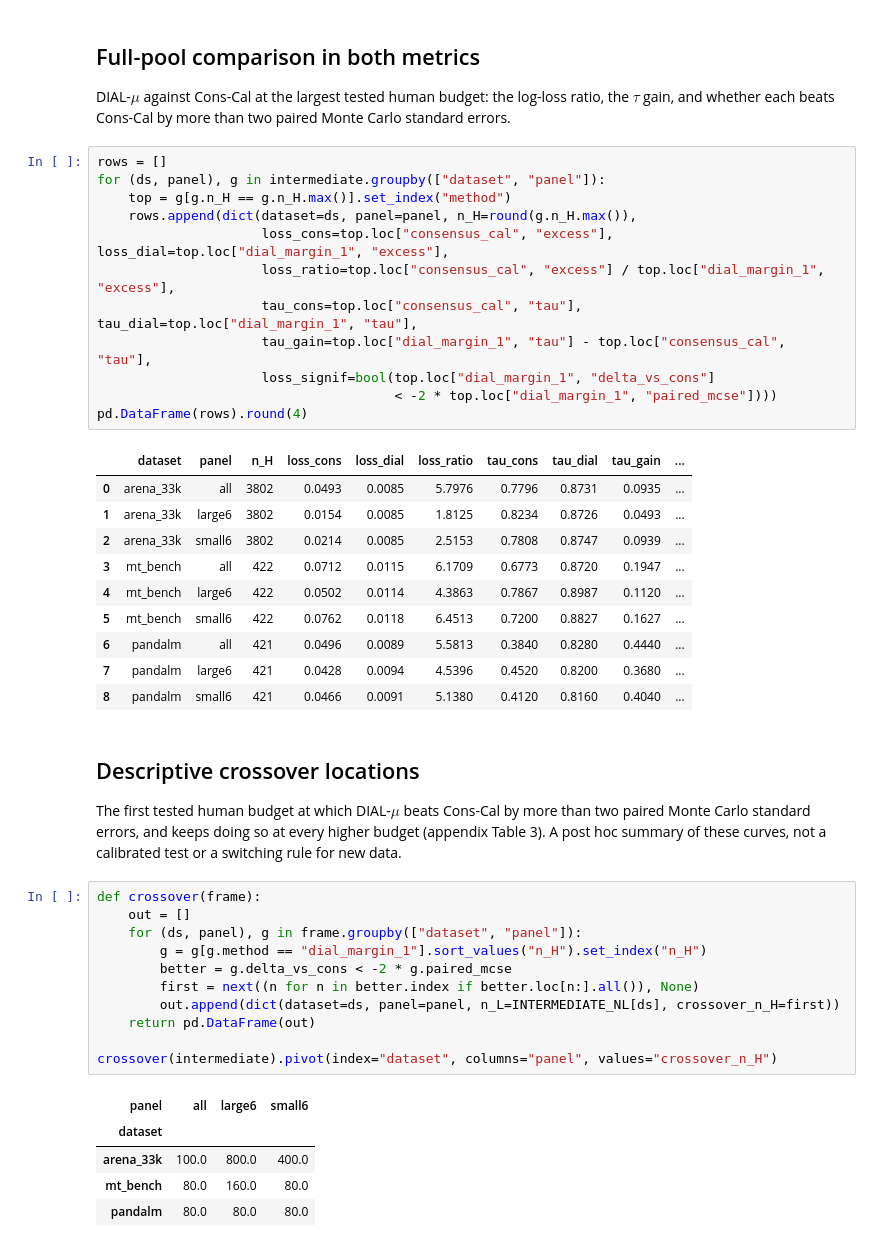
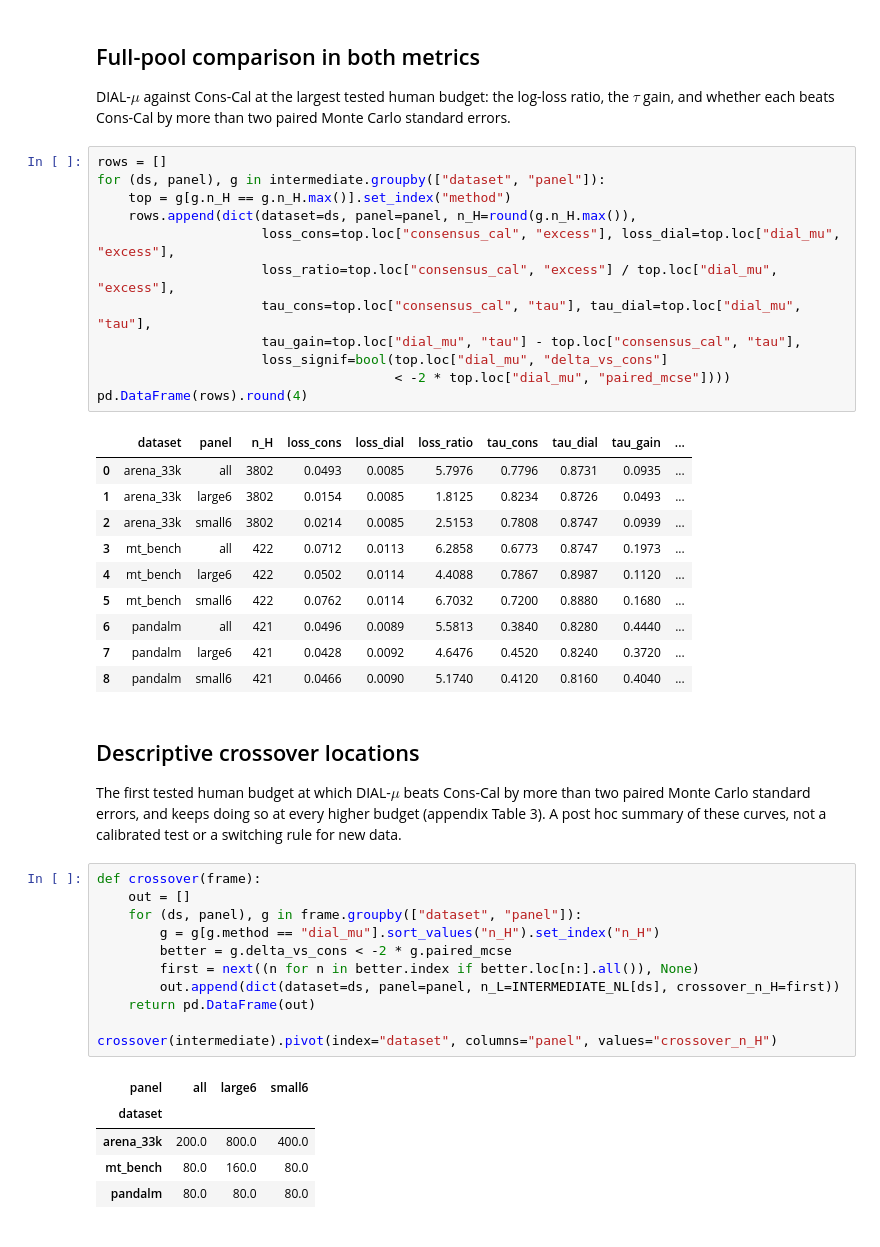
Before and after one commit to JinHongDu-Lab/DIAL, a Jupyter notebook: notebooks/3_panel_budget.ipynb, the cells around one changed output. Saved outputs shown, nothing was run; the diff lists cells and outputs as text.

```diff
--- a/notebooks/3_panel_budget.ipynb
+++ b/notebooks/3_panel_budget.ipynb
@@ -122,26 +122,26 @@ errors.
 # %%
 rows = []
 for (ds, panel), g in intermediate.groupby(["dataset", "panel"]):
     top = g[g.n_H == g.n_H.max()].set_index("method")
     rows.append(dict(dataset=ds, panel=panel, n_H=round(g.n_H.max()),
-                     loss_cons=top.loc["consensus_cal", "excess"], loss_dial=top.loc["dial_margin_1", "excess"],
-                     loss_ratio=top.loc["consensus_cal", "excess"] / top.loc["dial_margin_1", "excess"],
-                     tau_cons=top.loc["consensus_cal", "tau"], tau_dial=top.loc["dial_margin_1", "tau"],
-                     tau_gain=top.loc["dial_margin_1", "tau"] - top.loc["consensus_cal", "tau"],
-                     loss_signif=bool(top.loc["dial_margin_1", "delta_vs_cons"]
-                                      < -2 * top.loc["dial_margin_1", "paired_mcse"])))
+                     loss_cons=top.loc["consensus_cal", "excess"], loss_dial=top.loc["dial_mu", "excess"],
+                     loss_ratio=top.loc["consensus_cal", "excess"] / top.loc["dial_mu", "excess"],
+                     tau_cons=top.loc["consensus_cal", "tau"], tau_dial=top.loc["dial_mu", "tau"],
+                     tau_gain=top.loc["dial_mu", "tau"] - top.loc["consensus_cal", "tau"],
+                     loss_signif=bool(top.loc["dial_mu", "delta_vs_cons"]
+                                      < -2 * top.loc["dial_mu", "paired_mcse"])))
 pd.DataFrame(rows).round(4)
 # %% [output]
 |  | dataset | panel | n_H | loss_cons | loss_dial | loss_ratio | tau_cons | tau_dial | tau_gain | ... |
 | 0 | arena_33k | all | 3802 | 0.0493 | 0.0085 | 5.7976 | 0.7796 | 0.8731 | 0.0935 | ... |
 | 1 | arena_33k | large6 | 3802 | 0.0154 | 0.0085 | 1.8125 | 0.8234 | 0.8726 | 0.0493 | ... |
 | 2 | arena_33k | small6 | 3802 | 0.0214 | 0.0085 | 2.5153 | 0.7808 | 0.8747 | 0.0939 | ... |
-| 3 | mt_bench | all | 422 | 0.0712 | 0.0115 | 6.1709 | 0.6773 | 0.8720 | 0.1947 | ... |
-| 4 | mt_bench | large6 | 422 | 0.0502 | 0.0114 | 4.3863 | 0.7867 | 0.8987 | 0.1120 | ... |
-| 5 | mt_bench | small6 | 422 | 0.0762 | 0.0118 | 6.4513 | 0.7200 | 0.8827 | 0.1627 | ... |
+| 3 | mt_bench | all | 422 | 0.0712 | 0.0113 | 6.2858 | 0.6773 | 0.8747 | 0.1973 | ... |
+| 4 | mt_bench | large6 | 422 | 0.0502 | 0.0114 | 4.4088 | 0.7867 | 0.8987 | 0.1120 | ... |
+| 5 | mt_bench | small6 | 422 | 0.0762 | 0.0114 | 6.7032 | 0.7200 | 0.8880 | 0.1680 | ... |
 | 6 | pandalm | all | 421 | 0.0496 | 0.0089 | 5.5813 | 0.3840 | 0.8280 | 0.4440 | ... |
-| 7 | pandalm | large6 | 421 | 0.0428 | 0.0094 | 4.5396 | 0.4520 | 0.8200 | 0.3680 | ... |
-| 8 | pandalm | small6 | 421 | 0.0466 | 0.0091 | 5.1380 | 0.4120 | 0.8160 | 0.4040 | ... |
+| 7 | pandalm | large6 | 421 | 0.0428 | 0.0092 | 4.6476 | 0.4520 | 0.8240 | 0.3720 | ... |
+| 8 | pandalm | small6 | 421 | 0.0466 | 0.0090 | 5.1740 | 0.4120 | 0.8160 | 0.4040 | ... |
 # %% [markdown]
 ## Descriptive crossover locations
 
@@ -152,7 +152,7 @@ summary of these curves, not a calibrated test or a switching rule for new data.
 def crossover(frame):
     out = []
     for (ds, panel), g in frame.groupby(["dataset", "panel"]):
-        g = g[g.method == "dial_margin_1"].sort_values("n_H").set_index("n_H")
+        g = g[g.method == "dial_mu"].sort_values("n_H").set_index("n_H")
         better = g.delta_vs_cons < -2 * g.paired_mcse
         first = next((n for n in better.index if better.loc[n:].all()), None)
         out.append(dict(dataset=ds, panel=panel, n_L=INTERMEDIATE_NL[ds], crossover_n_H=first))
@@ -162,6 +162,6 @@ crossover(intermediate).pivot(index="dataset", columns="panel", values="crossove
 # %% [output]
 | panel | all | large6 | small6 |
 | dataset |  |  |  |
-| arena_33k | 100.0 | 800.0 | 400.0 |
+| arena_33k | 200.0 | 800.0 | 400.0 |
 | mt_bench | 80.0 | 160.0 | 80.0 |
 | pandalm | 80.0 | 80.0 | 80.0 |
```
Also changed, not shown: parts of 5 cells of this notebook, 8 other files.
